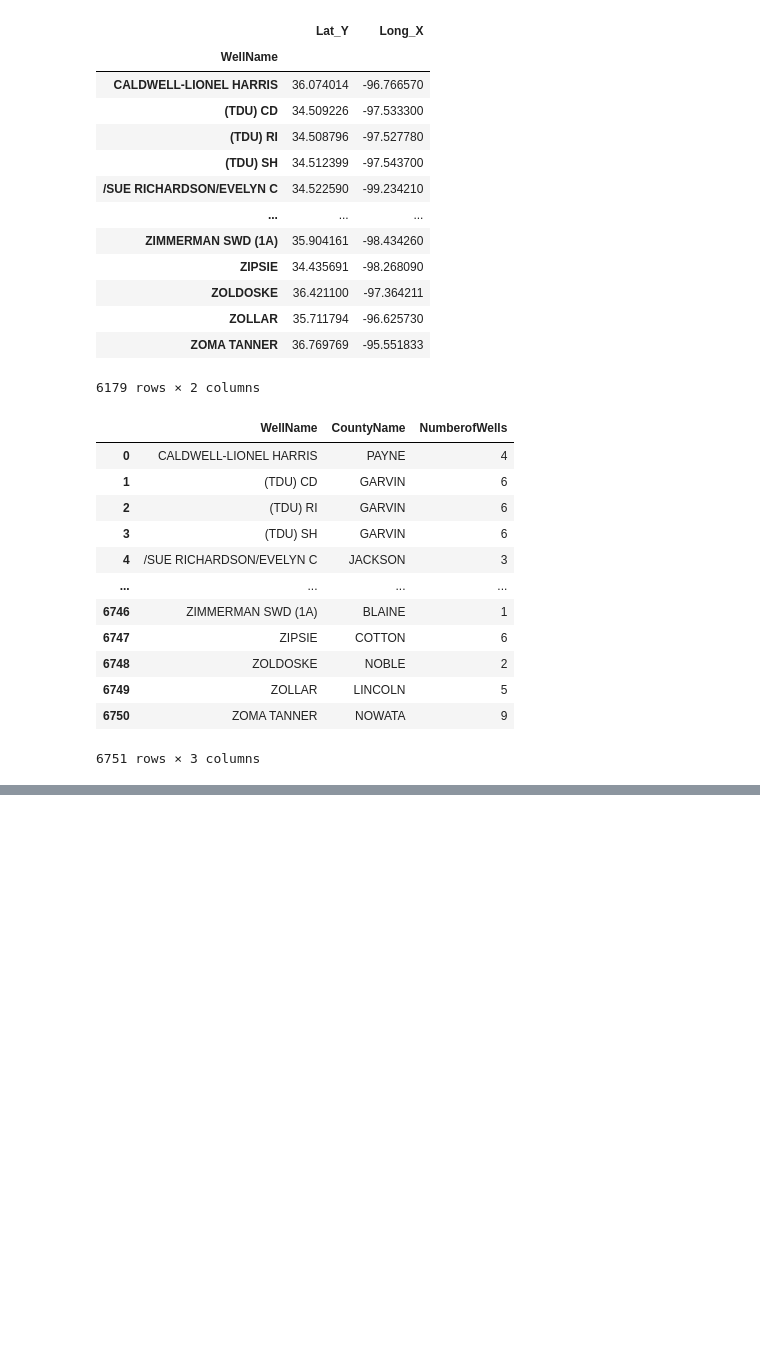
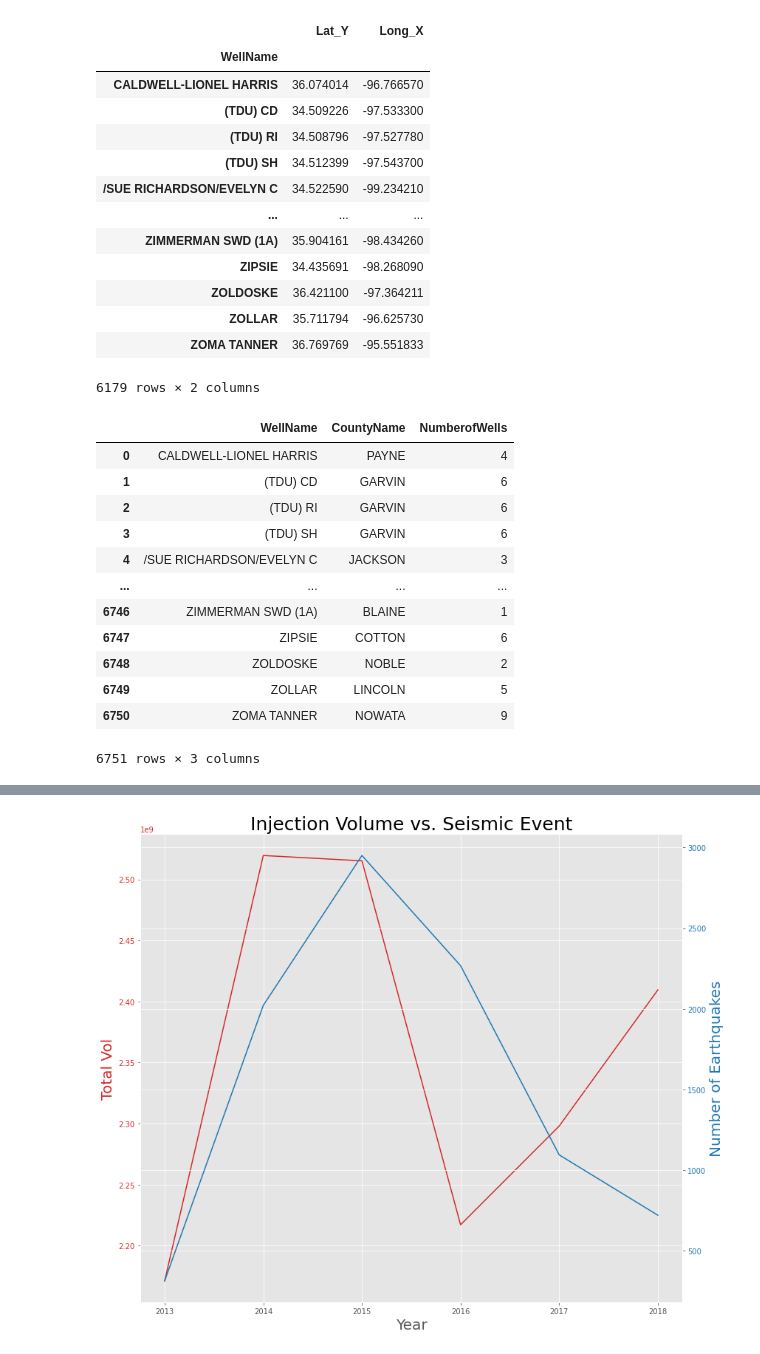
Before and after one commit to ut-data-vis-proj-1/Earthquake-Aftershock, a Jupyter notebook: Earthquakes.ipynb, the cells around one changed output, grey strips where cells are left out. Saved outputs shown, nothing was run; the diff lists cells and outputs as text; code cells hidden in the pictures; blank space fills up the shorter version.

```diff
--- a/Earthquakes.ipynb
+++ b/Earthquakes.ipynb
@@ -181,0 +327,4 @@ Length: 66, dtype: int64
+# %%
+new = requests.get(url, payload)
+USGS_data = new.json()
+#USGS_data
@@ -181,0 +455,10 @@ Length: 66, dtype: int64
+# %%
+# Extract just total volume per year for plotting
+total_volume_per_year = pd.DataFrame(volume_per_month).reset_index().drop(["WellName", "Jan Vol", "Feb Vol", "Mar Vol",
+                                                                           "Apr Vol", "May Vol", "Jun Vol", "Jul Vol",
+                                                                           "Aug Vol", "Sep Vol", "Oct Vol", "Nov Vol",
+                                                                           "Dec Vol"], axis=1)
+
+total_volume_per_year = total_volume_per_year.groupby(['ReportYear'])['Total Vol'].sum().astype(int)
+total_volume_per_year_df = pd.DataFrame(total_volume_per_year)
+total_volume_per_year_df
@@ -181,0 +474,6 @@ Length: 66, dtype: int64
+# %%
+total_EQ_per_year = eqFinalDF.groupby(['Time'])['County'].count()
+total_EQ_per_year_df = pd.DataFrame(total_EQ_per_year)
+total_EQ_per_year_df.columns = ["NumberofEQ"]
+total_EQ_per_year_df["Total Vol"] = total_volume_per_year_df["Total Vol"]
+total_EQ_per_year_df
@@ -181,0 +489,30 @@ Length: 66, dtype: int64
+# %%
+# Plots with different scales
+
+x_values = total_EQ_per_year_df.index
+y_values = total_EQ_per_year_df["Total Vol"]
+z_values = total_EQ_per_year_df["NumberofEQ"]
+
+fig, ax1 = plt.subplots()
+plt.gcf().set_size_inches((12, 10))
+plt.title("Injection Volume vs. Seismic Event", fontsize = 25)
+
+color = 'tab:red'
+ax1.set_xlabel('Year', fontsize = 20)
+ax1.set_ylabel('Total Vol', color=color, fontsize = 20)
+ax1.plot(x_values, y_values, color=color)
+ax1.tick_params(axis='y', labelcolor=color)
+
+ax2 = ax1.twinx()  # instantiate a second axes that shares the same x-axis
+
+color = 'tab:blue'
+ax2.set_ylabel('Number of Earthquakes', color=color, fontsize = 20)  # we already handled the x-label with ax1
+ax2.plot(x_values, z_values, color=color)
+ax2.tick_params(axis='y', labelcolor=color)
+
+plt.style.use("ggplot")
+
+fig.tight_layout()  # otherwise the right y-label is slightly clipped
+plt.show()
+# %% [output]
+[figure, added]
```
Also changed, not shown: parts of 27 cells of this notebook.
